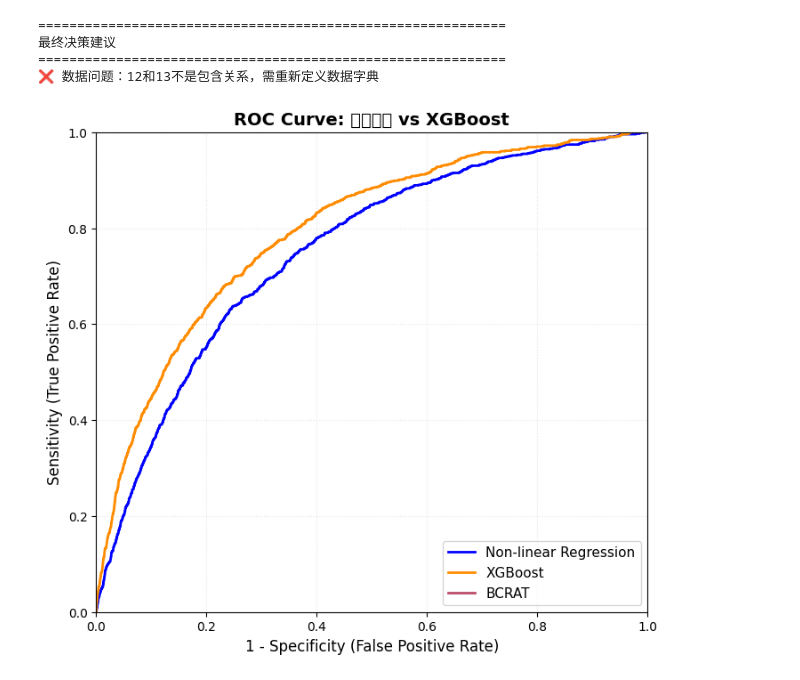
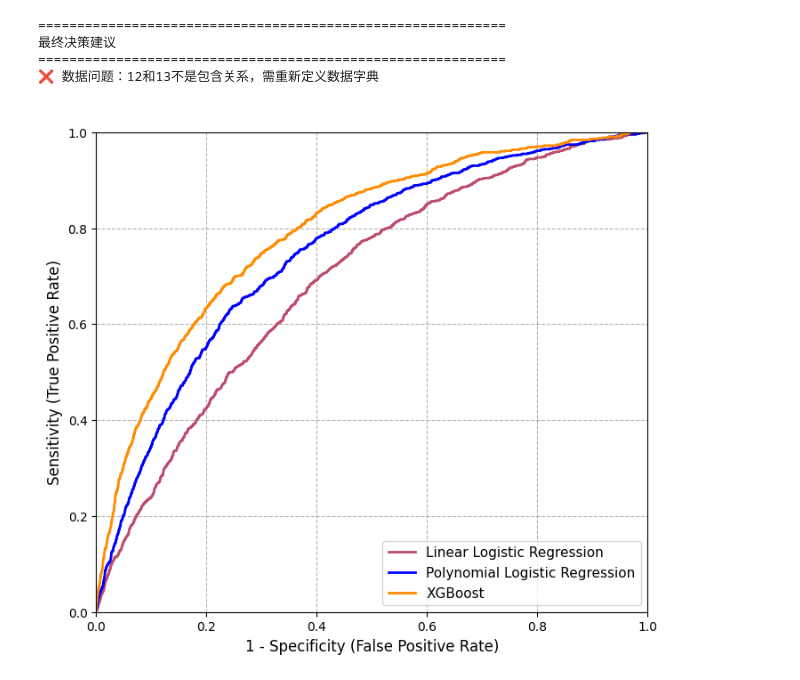
Before and after one commit to HMS-Cleveland/Questionary_logist, a Jupyter notebook: 非线性逻辑回归_附带2个患癌.ipynb, the cells around one changed output. Cells and saved outputs as stored; diff of their text form; code cells hidden in the pictures.

```diff
--- a/非线性逻辑回归_附带2个患癌.ipynb
+++ b/非线性逻辑回归_附带2个患癌.ipynb
@@ -1668,13 +1629,14 @@ else:
 import pandas as pd
 import numpy as np
 import matplotlib.pyplot as plt
+import xgboost as xgb
 from sklearn.model_selection import train_test_split
 from sklearn.preprocessing import OrdinalEncoder, OneHotEncoder, PolynomialFeatures, StandardScaler
 from sklearn.compose import ColumnTransformer
 from sklearn.pipeline import Pipeline
 from sklearn.linear_model import LogisticRegression
 from sklearn.metrics import roc_curve, auc, classification_report
-import xgboost as xgb
+from matplotlib.lines import Line2D
 
 # ==================== 1. 数据加载与预处理 ====================
 FILE_PATH = '/content/drive/MyDrive/公开数据集/risk.txt'
@@ -1683,7 +1645,6 @@ names = ['menopause', 'age_5_years', 'BIRADS_breast_density', 'ethnic', 'bmi',
          'first_birth', 'num_of_first_degree_cancer', 'breast_surgery',
          'hormone_therapy', 'diagnosis_12', 'diagnosis_13']
 
-# 加载数据
 data = pd.read_csv(FILE_PATH, sep=r'\s+', header=None, usecols=usecols, names=names)
 
 # 数据清洗
@@ -1694,17 +1655,15 @@ for col in cols_with_missing_9:
     data[col] = data[col].replace(9, 'unknown').astype(str)
 data['age_5_years'] = data['age_5_years'].astype(str)
 
-# 构造标签
 data['diagnosis'] = (data['diagnosis_12'] | data['diagnosis_13']).astype(int)
 data = data.drop(columns=['diagnosis_12', 'diagnosis_13'])
 
-# 数据分割
 X = data.drop(columns=['diagnosis'])
 y = data['diagnosis']
 X_temp, X_test, y_temp, y_test = train_test_split(X, y, test_size=0.1, stratify=y, random_state=42)
 X_train, X_val, y_train, y_val = train_test_split(X_temp, y_temp, test_size=0.1111, stratify=y_temp, random_state=42)
 
-# ==================== 2. 逻辑回归模型 ====================
+# ==================== 2. 逻辑回归模型 (非线性) ====================
 ordinal_features = ['age_5_years', 'BIRADS_breast_density', 'bmi', 'num_of_first_degree_cancer']
 nominal_features = ['ethnic', 'first_birth']
 binary_features = ['menopause', 'breast_surgery', 'hormone_therapy']
@@ -1712,7 +1671,7 @@ binary_features = ['menopause', 'breast_surgery', 'hormone_therapy']
 preprocessor_lr = ColumnTransformer(
     transformers=[
         ('ordinal', OrdinalEncoder(handle_unknown='use_encoded_value', unknown_value=-1), ordinal_features),
-        ('nominal', OneHotEncoder(handle_unknown='ignore', drop=None), nominal_features),
+        ('nominal', OneHotEncoder(handle_unknown='ignore', sparse_output=False), nominal_features),
         ('binary', OrdinalEncoder(handle_unknown='use_encoded_value', unknown_value=-1), binary_features),
     ],
     remainder='passthrough'
@@ -1728,11 +1687,22 @@ logreg_pipeline = Pipeline([
 logreg_pipeline.fit(X_train, y_train)
 test_probs_logreg = logreg_pipeline.predict_proba(X_test)[:, 1]
 
-# ==================== 3. XGBoost模型 ====================
+# ==================== 3. BCRAT 代理模型 (纯线性逻辑回归) ====================
+# 新增：代表传统统计学基准
+bcrat_pipeline = Pipeline([
+    ('preprocessor', preprocessor_lr),
+    # 去掉 Poly 阶数，模拟 BCRAT 的线性统计特性
+    ('scaler', StandardScaler()),
+    ('logreg', LogisticRegression(penalty='l2', C=0.01, max_iter=5000,
+                                  class_weight='balanced', random_state=42))
+])
+bcrat_pipeline.fit(X_train, y_train)
+test_probs_bcrat = bcrat_pipeline.predict_proba(X_test)[:, 1]
+
+# ==================== 4. XGBoost模型 ====================
 ordered_features = ['age_5_years', 'BIRADS_breast_density', 'bmi', 'num_of_first_degree_cancer']
 unordered_features = ['ethnic', 'first_birth', 'menopause', 'breast_surgery', 'hormone_therapy']
 
-# 编码函数
 def get_categories(col_name, X_train_data):
     unique_vals = X_train_data[col_name].unique().tolist()
     known_order_map = {
@@ -1764,67 +1734,49 @@ X_test_encoded = preprocessor_xgb.transform(X_test)
 
 xgb_model = xgb.XGBClassifier(
     n_estimators=300, max_depth=4, learning_rate=0.1,
     subsample=0.8, colsample_bytree=0.8,
     objective='binary:logistic', eval_metric='auc',
     random_state=42
 )
 xgb_model.fit(X_train_encoded, y_train)
 test_probs_xgb = xgb_model.predict_proba(X_test_encoded)[:, 1]
 
-# ==================== 4. 计算ROC曲线 ====================
+# ==================== 5. 计算ROC曲线 ====================
 fpr_logreg, tpr_logreg, _ = roc_curve(y_test, test_probs_logreg)
 roc_auc_logreg = auc(fpr_logreg, tpr_logreg)
 
 fpr_xgb, tpr_xgb, _ = roc_curve(y_test, test_probs_xgb)
 roc_auc_xgb = auc(fpr_xgb, tpr_xgb)
 
-# ==================== 5. 绘制整合ROC曲线 ====================
+# 新增：BCRAT ROC 计算
+fpr_bcrat, tpr_bcrat, _ = roc_curve(y_test, test_probs_bcrat)
+roc_auc_bcrat = auc(fpr_bcrat, tpr_bcrat)
+
+# ==================== 6. 绘制整合ROC曲线 (保留原外观设置) ====================
 plt.figure(figsize=(8, 7), dpi=100)
 
-# 绘制两条ROC曲线
+# 绘制 BCRAT 线（玫红色）
+bcrat_color = (188/255, 78/255, 107/255)
+plt.plot(fpr_bcrat, tpr_bcrat, color=bcrat_color, lw=2,
+         label='Linear Logistic Regression')
+# 绘制三条ROC曲线
 plt.plot(fpr_logreg, tpr_logreg, color='blue', lw=2,
-         label=f'Non-linear Regression')
+         label='Polynomial Logistic Regression')
 plt.plot(fpr_xgb, tpr_xgb, color='darkorange', lw=2,
-         label=f'XGBoost')
-#plt.plot([0, 1], [0, 1], color='navy', lw=2, linestyle='--',
-#         label='_nolegend_')
-# 创建BCRAT图例项（玫红色横线）
-from matplotlib.lines import Line2D  # 需要导入这个
-bcrat_color = (188/255, 78/255, 107/255)  # 归一化后的颜色
-bcrat_line = Line2D([0], [0], color=bcrat_color, linewidth=2, label='BCRAT')
-plt.gca().add_line(bcrat_line)
+         label='XGBoost')
 
-# 美化图表
+# 背景小方格：灰色更深、虚线更稀疏
+plt.grid(color='gray', alpha=0.6, linestyle='--', linewidth=0.8)
+
+# 美化图表 (严格保留你的原始设置)
 plt.xlabel('1 - Specificity (False Positive Rate)', fontsize=12)
 plt.ylabel('Sensitivity (True Positive Rate)', fontsize=12)
-plt.title('ROC Curve: 逻辑回归 vs XGBoost', fontsize=14, fontweight='bold')
+plt.title(' ', fontsize=14, fontweight='bold')
 plt.legend(loc='lower right', fontsize=11, frameon=True)
-plt.grid(alpha=0.3, linestyle=':')
 plt.xlim([0.0, 1.0])
 plt.ylim([0.0, 1.0])
 
-# 保存并显示
 plt.savefig('roc_comparison.png', dpi=300, bbox_inches='tight')
 plt.show()
-
-# ==================== 6. 输出评估报告 ====================
-print("\n" + "="*50)
-print("📊 模型对比评估报告")
-print("="*50)
-print(f"测试集样本量: {len(y_test)}")
-print(f"阳性率: {y_test.mean():.3f}\n")
-
-print("逻辑回归模型:")
-print(f"  AUC: {roc_auc_logreg:.4f}")
-print(f"  最佳阈值(示例): 0.5")
-print(classification_report(y_test, (test_probs_logreg >= 0.5).astype(int),
-                            target_names=["低风险", "高风险"], digits=4))
-
-print("\n" + "-"*50)
-print("XGBoost模型:")
-print(f"  AUC: {roc_auc_xgb:.4f}")
-print(f"  最佳阈值(示例): 0.5")
-print(classification_report(y_test, (test_probs_xgb >= 0.5).astype(int),
-                            target_names=["低风险", "高风险"], digits=4))
 # %% [output]
-[figure, old version]
+[figure, new version]
```
Also changed, not shown: parts of 9 cells of this notebook.
